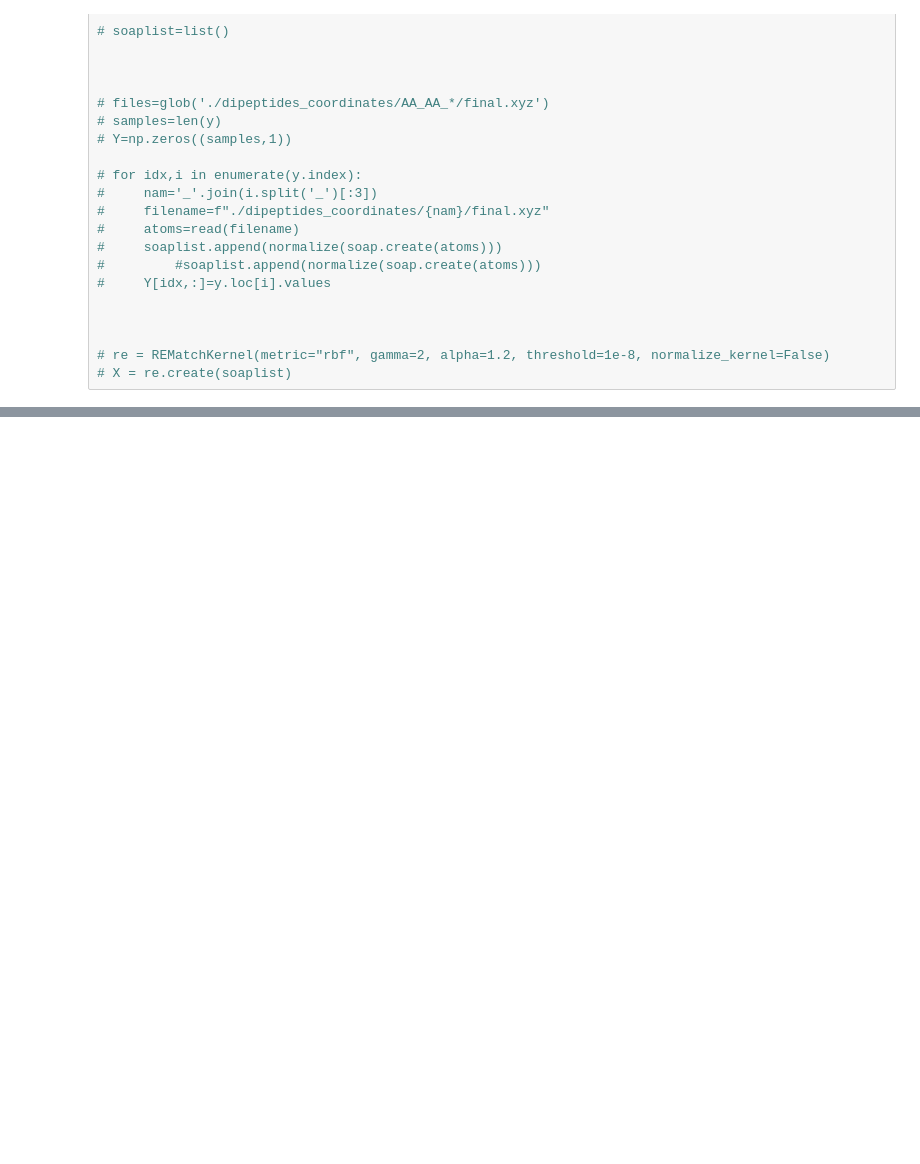
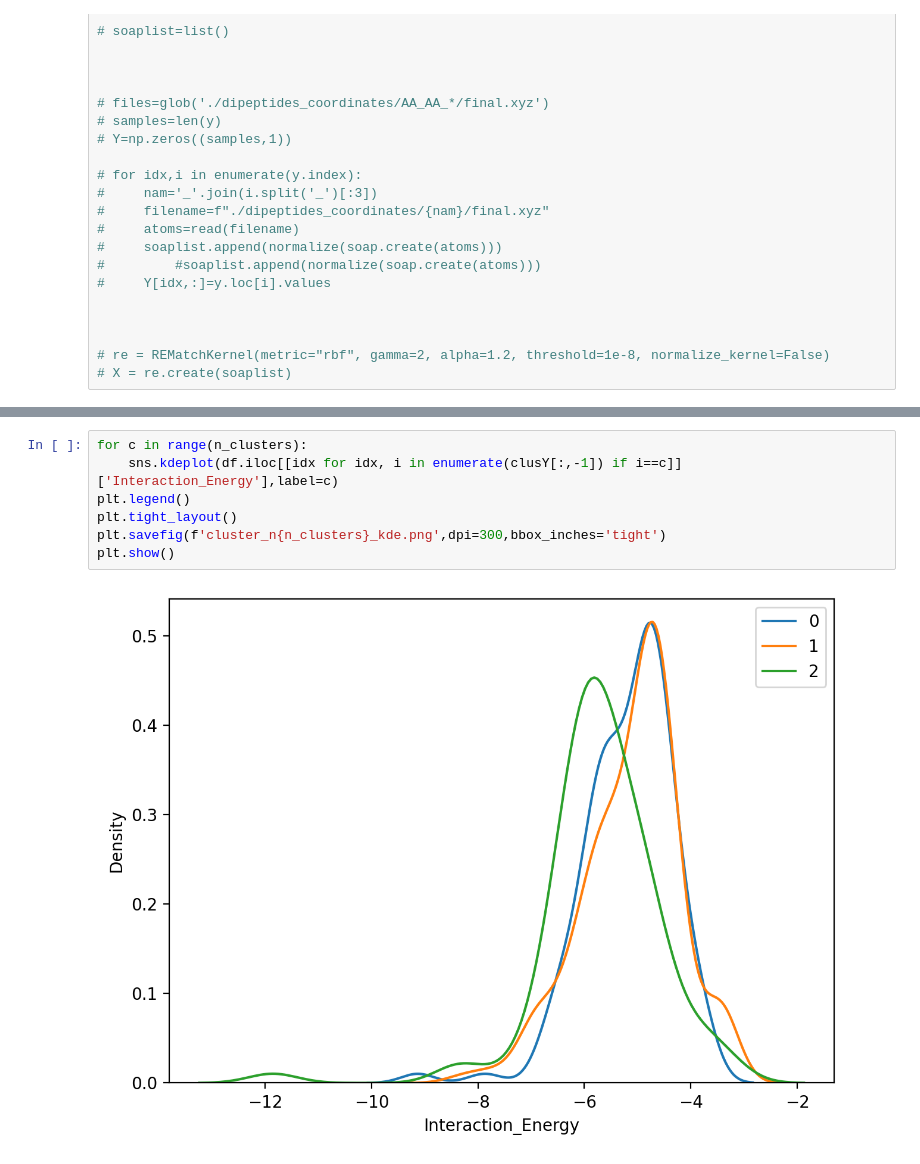
Before and after one commit to ChemRacer/dipeptide_co2, a Jupyter notebook: ML.ipynb, the cells around one changed output, grey strips where cells are left out. Drawn from its saved outputs; the diff is of its cells as text; blank space fills up the shorter version.

```diff
--- a/ML.ipynb
+++ b/ML.ipynb
@@ -602,0 +596,9 @@ plt.show()
+# %%
+for c in range(n_clusters):
+    sns.kdeplot(df.iloc[[idx for idx, i in enumerate(clusY[:,-1]) if i==c]]['Interaction_Energy'],label=c)
+plt.legend()
+plt.tight_layout()
+plt.savefig(f'cluster_n{n_clusters}_kde.png',dpi=300,bbox_inches='tight')
+plt.show()
+# %% [output]
+[figure, added]
```
Also changed, not shown: parts of 62 cells of this notebook, 11 other files.
